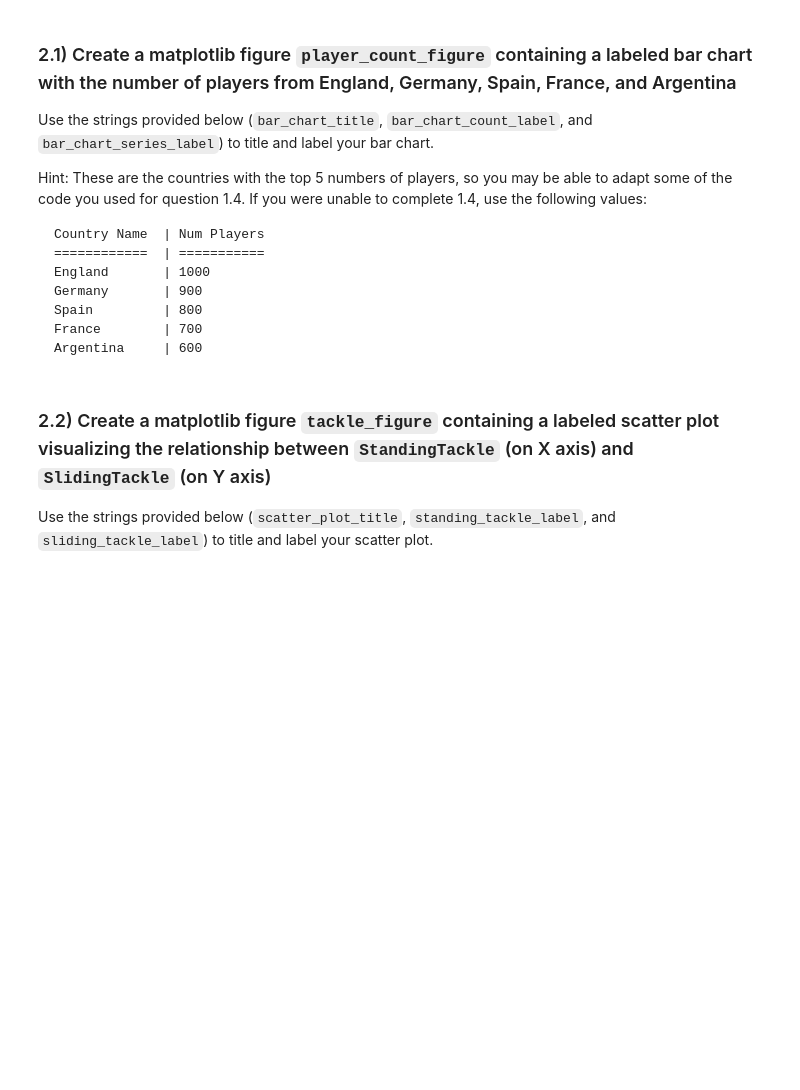
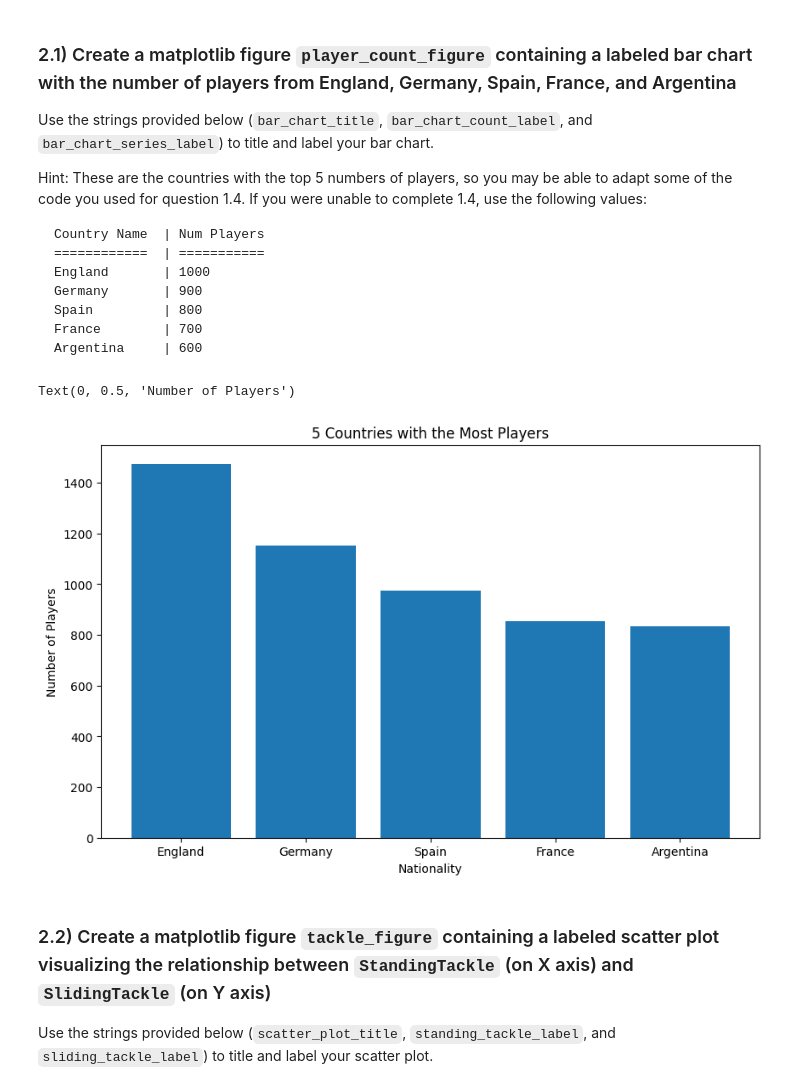
Before and after one commit to orcuncanlilar/FLATIRON, a Jupyter notebook: phase-1/3-p1_code_challenge.ipynb, the cells around one changed output. Saved outputs shown, nothing was run; the diff lists cells and outputs as text; code cells hidden in the pictures; blank space fills up the shorter version.

```diff
--- a/phase-1/3-p1_code_challenge.ipynb
+++ b/phase-1/3-p1_code_challenge.ipynb
@@ -35,7 +35,7 @@ Hint: Use the string `'./fifa.csv'` as the file reference.
 # CodeGrade step1.1
 # Replace None with appropriate code
 
-df = None
+df = pd.read_csv('fifa.csv')
 # %%
 # This test confirms that you have created a DataFrame named df
 
@@ -48,7 +63,7 @@ The `'Release Clause'` variable contains prices denominated in Euros. Use the ex
 # CodeGrade step1.2
 # Replace None with appropriate code
 
-df['Release Clause'] = None
+df['Release Clause'] = df.apply(lambda x: x['Release Clause']*1.2, axis=1)
 # %% [markdown]
 ### 1.3) Drop rows from `df` with missing values for the `'Release Clause'` feature.
 
@@ -57,7 +72,7 @@ Make sure that `df` remains the name of the dataset with the dropped rows.
 # CodeGrade step1.3
 # Replace None with appropriate code
 
-df = None
+df = df.dropna(subset=['Release Clause'])
 # %%
 # This test confirms that your dataset has the correct number of observations after dropping
 
@@ -106,30 +134,33 @@ Argentina     | 600
 # %%
 # CodeGrade step2.1
 # Replace None with appropriate code
 
 bar_chart_countries = ['England', 'Germany', 'Spain', 'France', 'Argentina']
 
 bar_chart_title = '5 Countries with the Most Players'
 bar_chart_count_label = 'Number of Players'
 bar_chart_series_label = 'Nationality'
 
 
 
-top_5_countries = None
+top_5_countries = list(df['Nationality'].value_counts().index)[0:5]
 
 player_count_figure, ax = plt.subplots(figsize=(10, 6))
 
 
-x = None
-heights = None
+x = top_5_countries
+heights = list(df['Nationality'].value_counts())[0:5]
 
 ax.bar(x, heights)
 # title
-None
+ax.set_title(bar_chart_title)
 # x-axis label
-None
+ax.set_xlabel(bar_chart_series_label)
 # y-axis label
-None
+ax.set_ylabel(bar_chart_count_label)
+# %% [output]
+Text(0, 0.5, 'Number of Players')
+[figure, added]
 # %%
 # This test confirms that you have created a figure named player_count_figure
 
```
Also changed, not shown: parts of 12 cells of this notebook, 3 other files.
